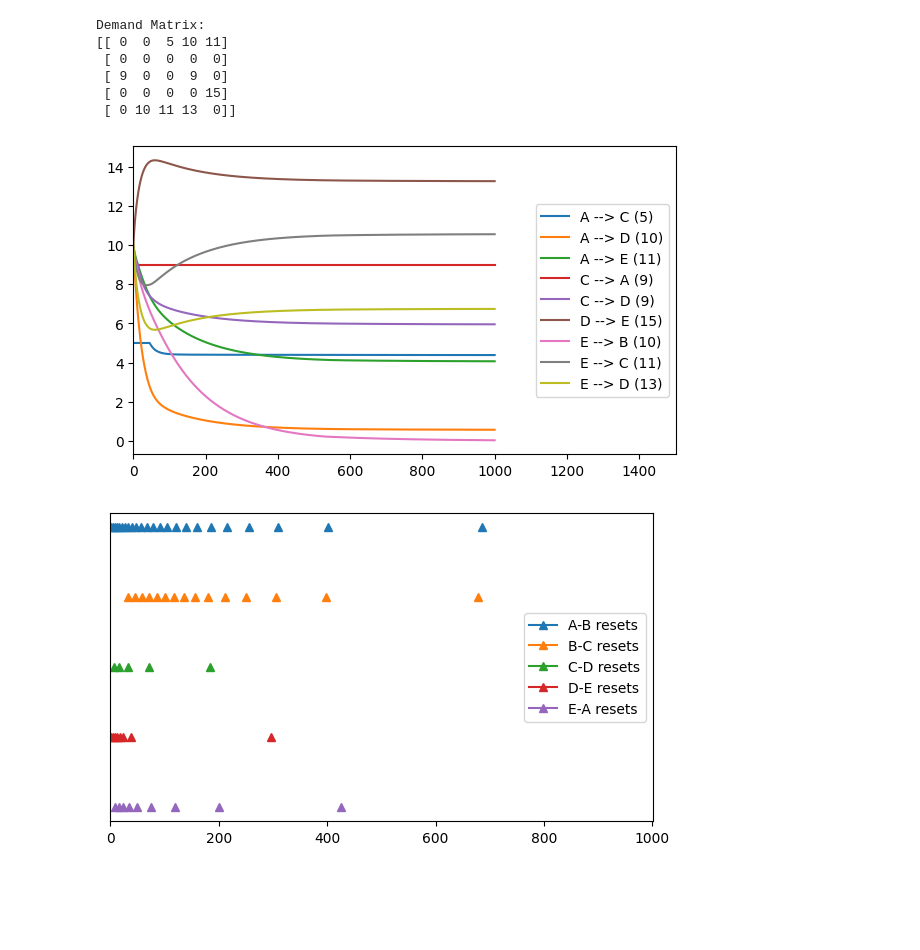
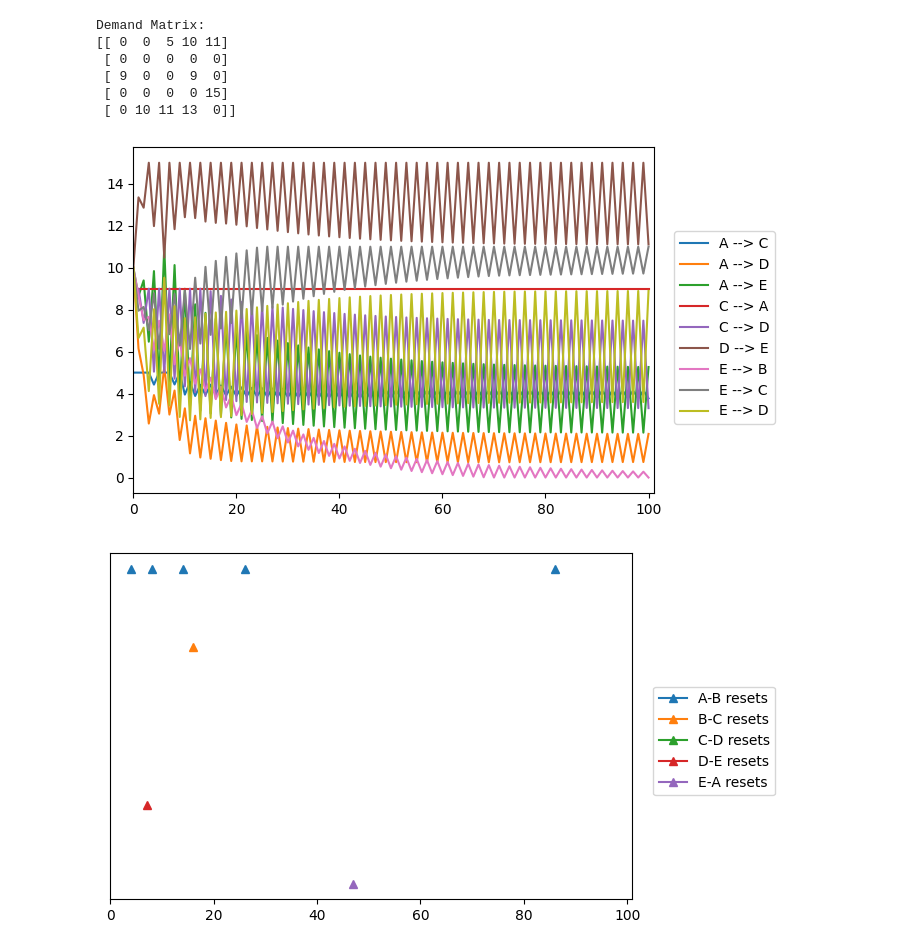
Before and after one commit to surya-sankagiri/payment-channel-networks, a Jupyter notebook: DEBT_control_large_network.ipynb, the cells around one changed output. Cells and saved outputs as stored; diff of their text form; code cells hidden in the pictures; blank space fills up the shorter version.

Commit message:
final figures

```diff
--- a/DEBT_control_large_network.ipynb
+++ b/DEBT_control_large_network.ipynb
@@ -54,14 +54,14 @@ Demand Matrix:
  [ 0 10 11 13  0]]
 # %%
 price_params = dict()
-price_params["stepsize"] = 0.01
+price_params["stepsize"] = 0.1
 price_params["threshold"] = 5*np.ones((n,n))
 price_params["sensitivity"] = 1*np.ones((n,n)) # regularizer coefficient
 # %%
 # initialize the PCN and the protocol
 myPCN = DEBT_Control_Protocol(params, demand_params, price_params)
 # loop for T time steps
-T = 1001
+T = 101
 # %%
 # create arrays to store flows and prices
 flows_data = dict()
@@ -87,19 +87,20 @@ for t in range(T):
 # %%
 alphabets = ['A', 'B', 'C', 'D', 'E', 'F']
 plt.close("all")
 plt.figure(figsize=(7,4))
 for i in range(n):
     for j in range(n):
         if myPCN.demands[i,j] > 0:
             flow = np.zeros(T)
             for k in range(len(myPCN.paths[(i,j)])):
                 flow += flows_data[(i,j)][:,k]
-            plt.plot(flow, label = alphabets[i] + " --> " + alphabets[j] + " (" + str(myPCN.demands[i,j]) + ")")
-plt.legend(loc='right')
-plt.xlim([0, 1.5*T])
-plt.savefig("flows_small_step.pdf")
+            plt.plot(flow, label = alphabets[i] + " --> " + alphabets[j])
+plt.legend(loc=(1.04, 0.2))
+plt.xlim([0, T])
+plt.tight_layout()
+plt.savefig("flows_large_step.pdf")
 # %% [output]
-[figure, old version]
+[figure, new version]
 # %%
 # replace all zeros with nan in reset_data
 reset_data[reset_data == 0] = np.nan
@@ -109,11 +110,12 @@ for i in range(n):
     plt.plot(reset_data[:,i, (i+1)%n]*(5-i), label = alphabets[i] + "-" + alphabets[(i+1)%n] + " resets", linestyle=None, marker='^')
     # remove ticks on y-axis
 plt.yticks([])
-plt.legend(loc='right')
+plt.legend(loc=(1.04, 0.3))
 plt.xlim([0, T])
-plt.savefig("resets_small_step.pdf")
+plt.tight_layout()
+plt.savefig("resets_large_step.pdf")
 # %% [output]
-[figure, old version]
+[figure, new version]
 # %%
 plt.figure(figsize=(7,4))
 for i in range(n):
```
Also changed, not shown: parts of 1 cell of this notebook, 4 other files.
